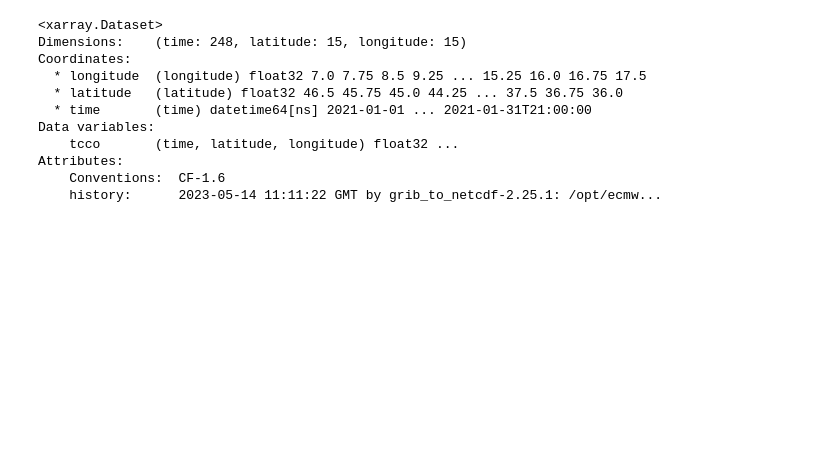
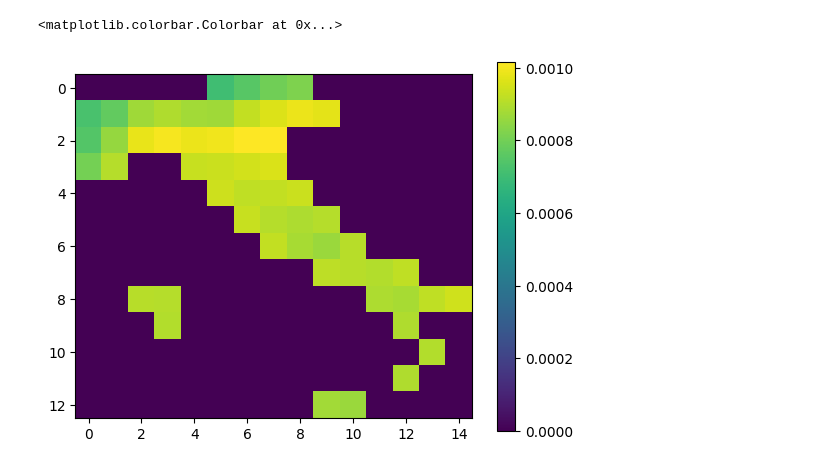
Before and after one commit to elisaliv/code4earth-23, a Jupyter notebook: plots_examples/first_approach_to_dataset_and_plots.ipynb, the cells around one changed output. Drawn from its saved outputs; the diff is of its cells as text; code cells hidden in the pictures; blank space fills up the shorter version.

```diff
--- a/plots_examples/first_approach_to_dataset_and_plots.ipynb
+++ b/plots_examples/first_approach_to_dataset_and_plots.ipynb
@@ -9,7 +9,7 @@ import numpy.ma as ma
 import datetime
 # %%
 dataset = xr.open_dataset("./italiaecmwf.nc", decode_coords="all")
-shapefile = geopandas.read_file('./italy_shapefile/it_10km.shp', crs="epsg:4326")
+shapefile = geopandas.read_file('./italy_shapefile/italy_shapefile.shp', crs="epsg:4326")
 dataset
 # %% [output]
 <xarray.Dataset>
@@ -32,18 +32,4 @@ Attributes:
-# %%
-dataset[['tcco']]
-# %% [output]
-<xarray.Dataset>
-Dimensions:    (time: 248, latitude: 15, longitude: 15)
-Coordinates:
-  * longitude  (longitude) float32 7.0 7.75 8.5 9.25 ... 15.25 16.0 16.75 17.5
-  * latitude   (latitude) float32 46.5 45.75 45.0 44.25 ... 37.5 36.75 36.0
-  * time       (time) datetime64[ns] 2021-01-01 ... 2021-01-31T21:00:00
-Data variables:
-    tcco       (time, latitude, longitude) float32 ...
-Attributes:
-    Conventions:  CF-1.6
-    history:      2023-05-14 11:11:22 GMT by grib_to_netcdf-2.25.1: /opt/ecmw...
 # %%
-dataset = dataset[['tcco', 'gtco3', 'tcno2']]
-dataset.rio.write_crs("epsg:4326", inplace=True)
-italy_dataset = dataset.rio.clip(shapefile.geometry.apply(mapping), shapefile.crs, drop=True)
+datarray_CO = dataset['tcco']
+datarray_CO.rio.write_crs("epsg:4326", inplace=True)
+clipped = datarray_CO.rio.clip(shapefile.geometry.apply(mapping), shapefile.crs, drop=True)
@@ -54,5 +36,8 @@ clipped = datarray_CO.rio.clip(shapefile.geometry.apply(mapping), shapefile.crs,
 # %%
-monthly_CO_Italy = (clipped.tcco.resample(time="1MS", restore_coord_dims=True).sum(dim='time'))/30
+monthly_CO_Italy = clipped.resample(time="1MS", restore_coord_dims=True).sum(dim='time')/30
 plt.imshow(monthly_CO_Italy[0])
 plt.colorbar()
+# %% [output]
+<matplotlib.colorbar.Colorbar at 0x...>
+[figure, added]
 # %%
```
Also changed, not shown: parts of 13 cells of this notebook, 3 other files.
